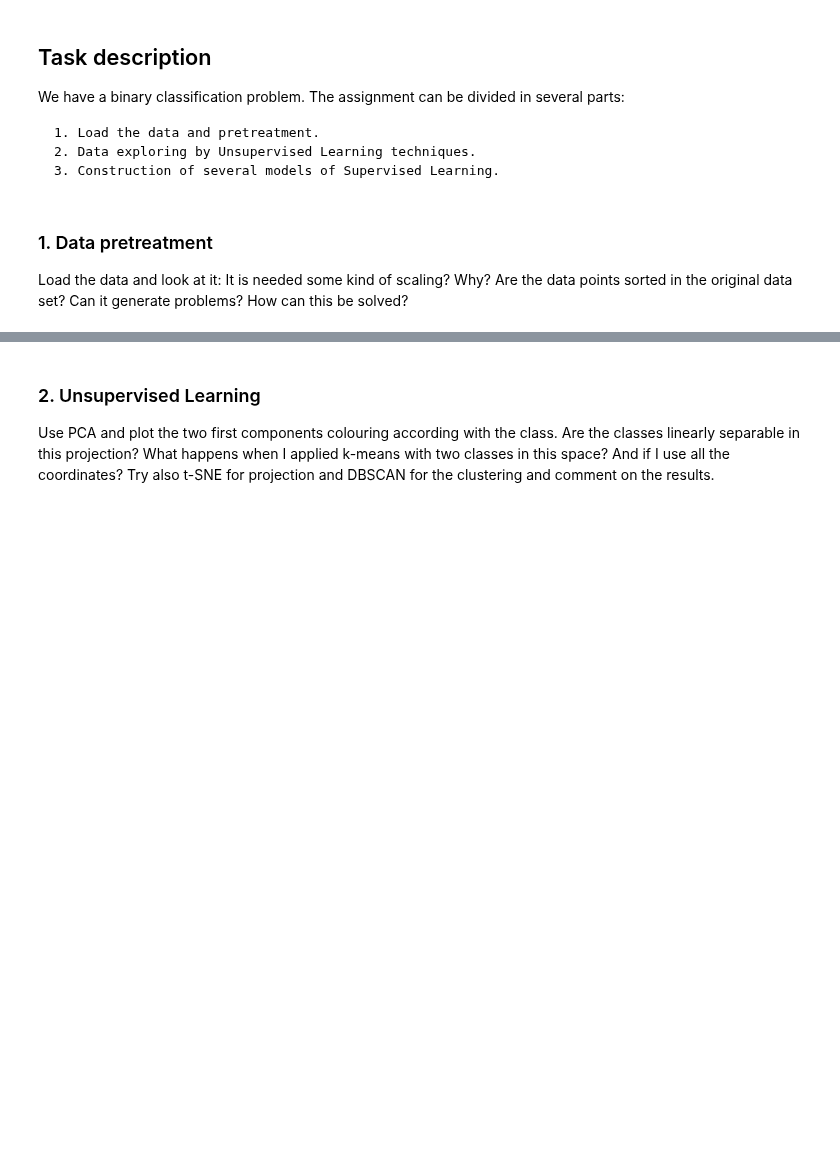
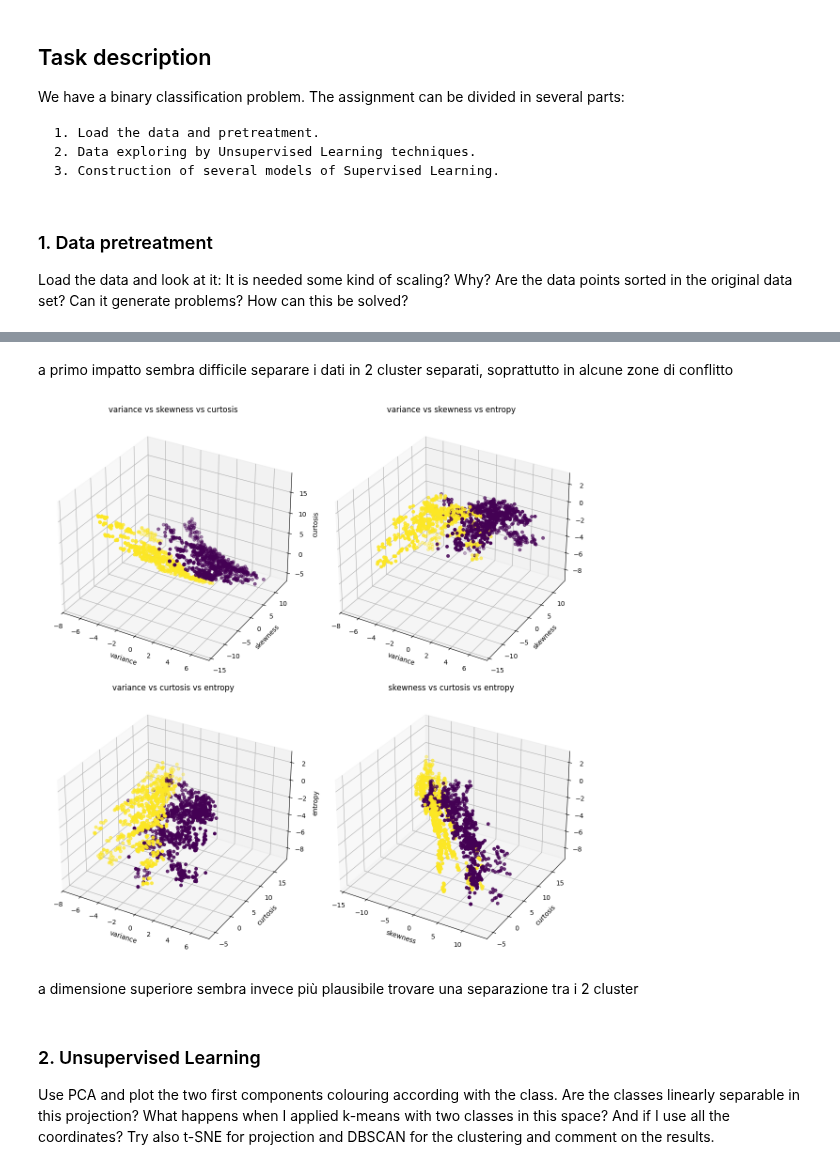
Before and after one commit to riccardostriano/Machine_Learning, a Jupyter notebook: challenges/challenge-one.ipynb, the cells around one changed output, grey strips where cells are left out. Drawn from its saved outputs; the diff is of its cells as text; code cells hidden in the pictures; blank space fills up the shorter version.

```diff
--- a/challenges/challenge-one.ipynb
+++ b/challenges/challenge-one.ipynb
@@ -28,3 +127,27 @@ Load the data and look at it: It is needed some kind of scaling? Why? Are the da
+# %% [markdown]
+a primo impatto sembra difficile separare i dati in 2 cluster separati, soprattutto in alcune zone di conflitto
+# %%
+combinazioni_3d = [
+    (feature[0], feature[1], feature[2]),
+    (feature[0], feature[1], feature[3]),
+    (feature[0], feature[2], feature[3]),
+    (feature[1], feature[2], feature[3])
+]
+fig = plt.figure(figsize=(12, 12))
+for i, (col1, col2, col3) in enumerate(combinazioni_3d):
+    ax = fig.add_subplot(2, 2, i + 1, projection='3d')  # 2x2 grid per 4 grafici
+    ax.scatter(X[col1], X[col2], X[col3], c=y_enc)  # Creazione del grafico 3D
+    ax.set_xlabel(col1)
+    ax.set_ylabel(col2)
+    ax.set_zlabel(col3)
+    ax.set_title(f'{col1} vs {col2} vs {col3}')
+
+plt.tight_layout()
+plt.show()
+# %% [output]
+[figure, added]
+# %% [markdown]
+a dimensione superiore sembra invece più plausibile trovare una separazione tra i 2 cluster
 # %% [markdown]
 ### 2. Unsupervised Learning
 
```
Also changed, not shown: parts of 51 cells of this notebook.
